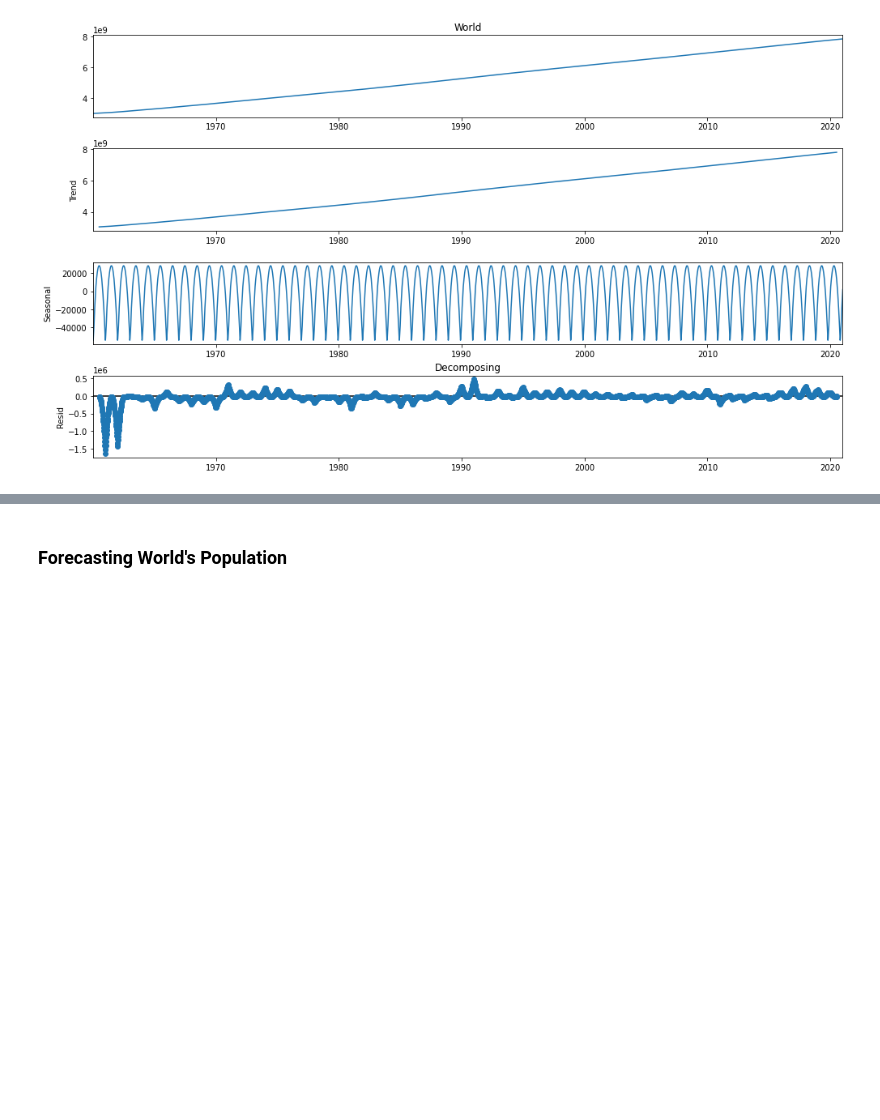
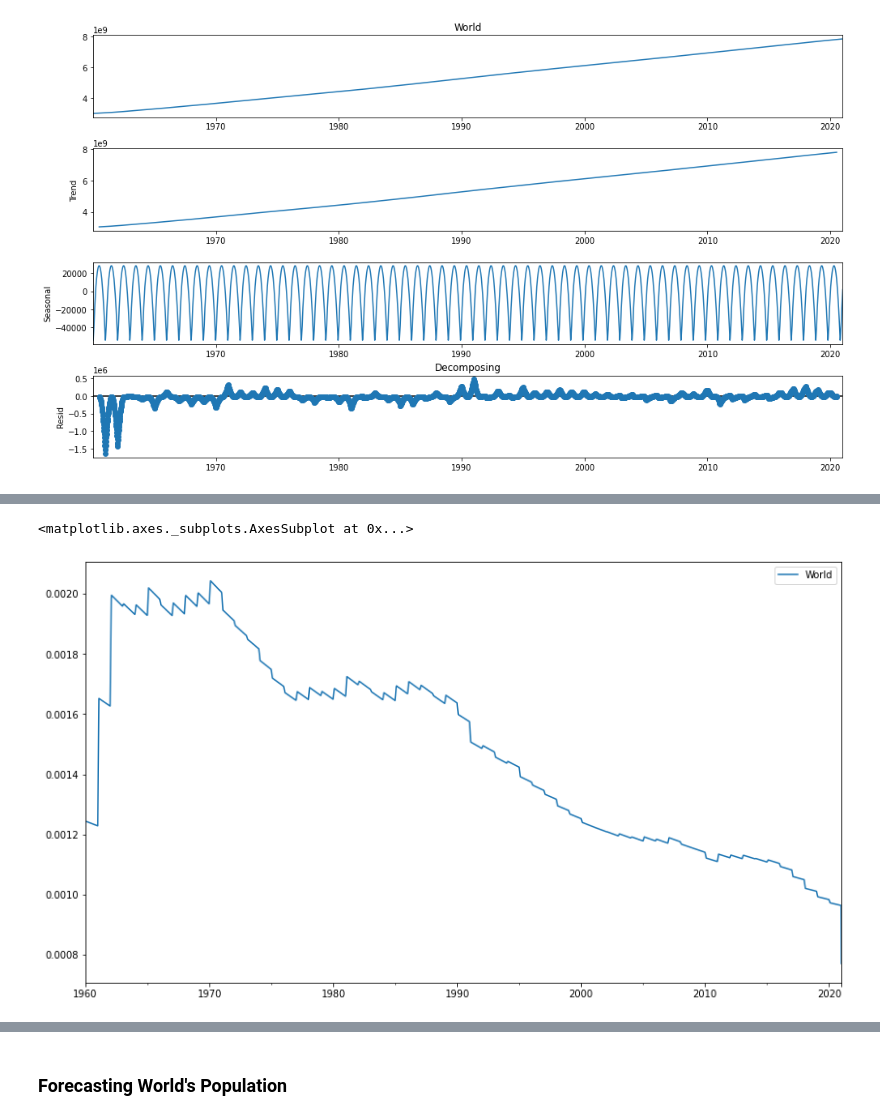
Before and after one commit to ProsperChuks/Population-Estimate-and-Projection, a Jupyter notebook: forecasts/world_pop_estimate.ipynb, the cells around one changed output, grey strips where cells are left out. Drawn from its saved outputs; the diff is of its cells as text; code cells hidden in the pictures; blank space fills up the shorter version.

```diff
--- a/forecasts/world_pop_estimate.ipynb
+++ b/forecasts/world_pop_estimate.ipynb
@@ -111,0 +119,8 @@ plt.show()
+# %%
+df_log = np.log(world_pop)
+df_diff = df_log.diff(periods=5)
+world_pop = df_diff
+world_pop.plot()
+# %% [output]
+<matplotlib.axes._subplots.AxesSubplot at 0x...>
+[figure, added]
```
Also changed, not shown: parts of 16 cells of this notebook.
